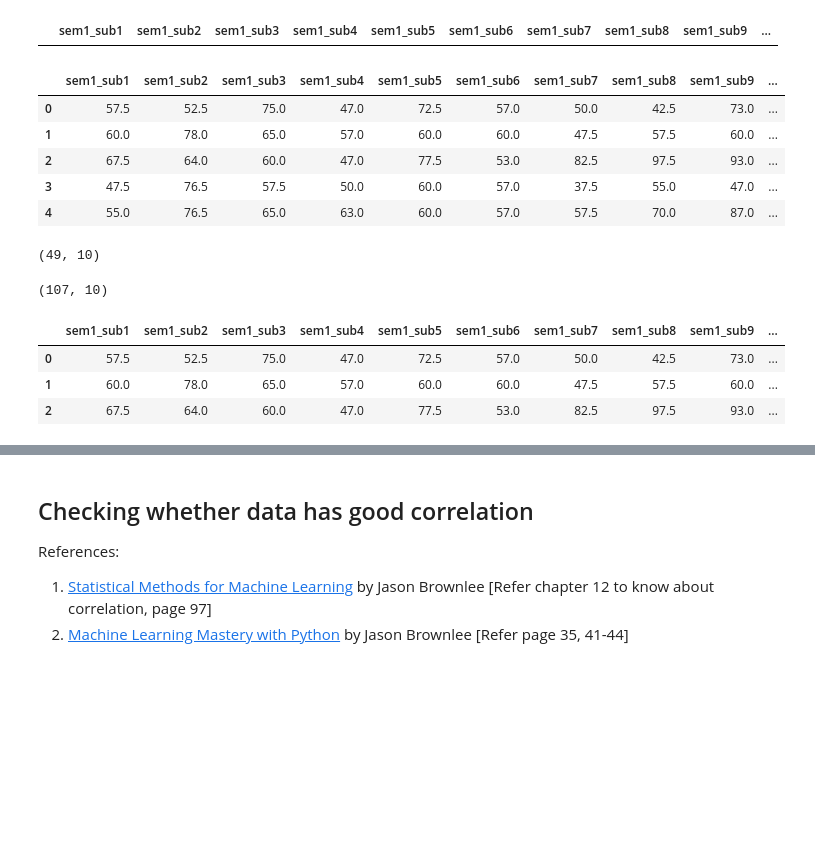
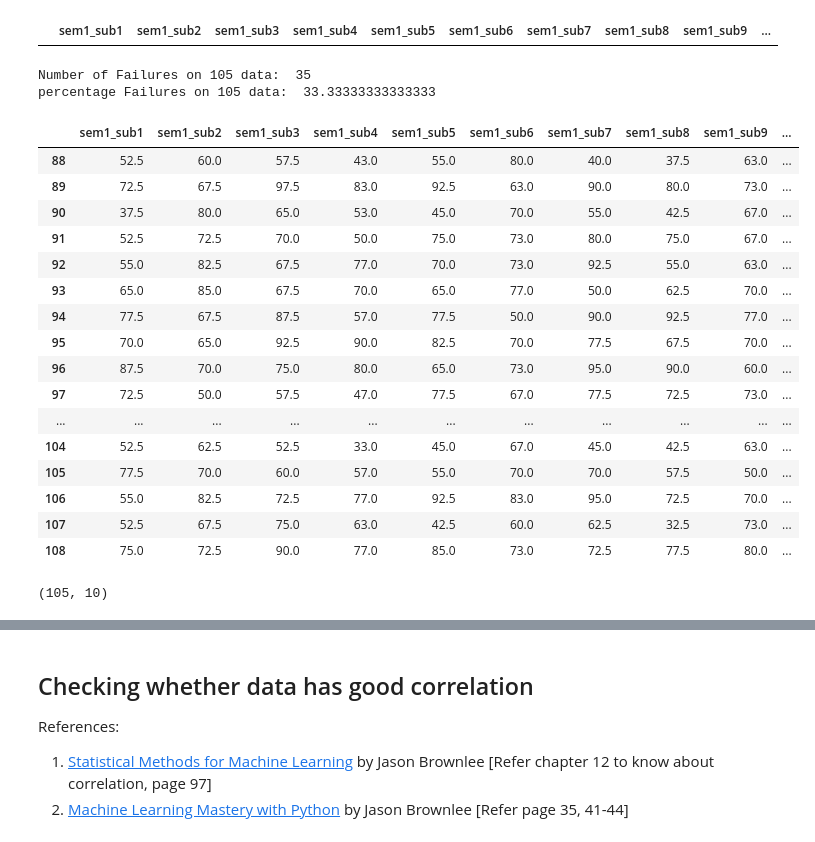
Before and after one commit to arunksoman/GPA_Prediction, a Jupyter notebook: GPA_Calculation.ipynb, the cells around one changed output, grey strips where cells are left out. Cells and saved outputs as stored; diff of their text form; code cells hidden in the pictures; blank space fills up the shorter version.

```diff
--- a/GPA_Calculation.ipynb
+++ b/GPA_Calculation.ipynb
@@ -275,46 +227,40 @@ semester1_df.head()
 # %%
 semester1_df['sem1_sub1'] = new_df['BE103_avg']
 semester1_df['sem1_sub2'] = new_df['BE110_avg']
 semester1_df['sem1_sub3'] = new_df['BE101-05_avg']
 semester1_df['sem1_sub4'] = new_df['CS110_avg']
 semester1_df['sem1_sub5'] = new_df['EE100_avg']
 semester1_df['sem1_sub6'] = new_df['EE110_avg']
 semester1_df['sem1_sub7'] = new_df['MA101_avg']
 semester1_df['sem1_sub8'] = new_df['PH100_avg']
 semester1_df['sem1_sub9'] = new_df['PH110_avg']
 semester1_df['sem1_SGPA'] = new_df['SGPA_S1']
-# semester1_df = semester1_df.reindex(columns=column_names)
-semester1_df.head(5)
-# Since here is only few SGPA with zeros ignoring that instead of filing random numbers less than 5
+print("Number of Failures on 105 data: ", semester1_df[semester1_df.sem1_SGPA == 0].shape[0])
+print("percentage Failures on 105 data: ", (semester1_df[semester1_df.sem1_SGPA == 0].shape[0] / semester1_df.shape[0])*100)
+semester1_df.tail(20)
 # %% [output]
+Number of Failures on 105 data:  35
+percentage Failures on 105 data:  33.33333333333333
 |  | sem1_sub1 | sem1_sub2 | sem1_sub3 | sem1_sub4 | sem1_sub5 | sem1_sub6 | sem1_sub7 | sem1_sub8 | sem1_sub9 | ... |
-| 0 | 57.5 | 52.5 | 75.0 | 47.0 | 72.5 | 57.0 | 50.0 | 42.5 | 73.0 | ... |
-| 1 | 60.0 | 78.0 | 65.0 | 57.0 | 60.0 | 60.0 | 47.5 | 57.5 | 60.0 | ... |
-| 2 | 67.5 | 64.0 | 60.0 | 47.0 | 77.5 | 53.0 | 82.5 | 97.5 | 93.0 | ... |
-| 3 | 47.5 | 76.5 | 57.5 | 50.0 | 60.0 | 57.0 | 37.5 | 55.0 | 47.0 | ... |
-| 4 | 55.0 | 76.5 | 65.0 | 63.0 | 60.0 | 57.0 | 57.5 | 70.0 | 87.0 | ... |
+| 88 | 52.5 | 60.0 | 57.5 | 43.0 | 55.0 | 80.0 | 40.0 | 37.5 | 63.0 | ... |
+| 89 | 72.5 | 67.5 | 97.5 | 83.0 | 92.5 | 63.0 | 90.0 | 80.0 | 73.0 | ... |
+| 90 | 37.5 | 80.0 | 65.0 | 53.0 | 45.0 | 70.0 | 55.0 | 42.5 | 67.0 | ... |
+| 91 | 52.5 | 72.5 | 70.0 | 50.0 | 75.0 | 73.0 | 80.0 | 75.0 | 67.0 | ... |
+| 92 | 55.0 | 82.5 | 67.5 | 77.0 | 70.0 | 73.0 | 92.5 | 55.0 | 63.0 | ... |
+| 93 | 65.0 | 85.0 | 67.5 | 70.0 | 65.0 | 77.0 | 50.0 | 62.5 | 70.0 | ... |
+| 94 | 77.5 | 67.5 | 87.5 | 57.0 | 77.5 | 50.0 | 90.0 | 92.5 | 77.0 | ... |
+| 95 | 70.0 | 65.0 | 92.5 | 90.0 | 82.5 | 70.0 | 77.5 | 67.5 | 70.0 | ... |
+| 96 | 87.5 | 70.0 | 75.0 | 80.0 | 65.0 | 73.0 | 95.0 | 90.0 | 60.0 | ... |
+| 97 | 72.5 | 50.0 | 57.5 | 47.0 | 77.5 | 67.0 | 77.5 | 72.5 | 73.0 | ... |
+| ... | ... | ... | ... | ... | ... | ... | ... | ... | ... | ... |
+| 104 | 52.5 | 62.5 | 52.5 | 33.0 | 45.0 | 67.0 | 45.0 | 42.5 | 63.0 | ... |
+| 105 | 77.5 | 70.0 | 60.0 | 57.0 | 55.0 | 70.0 | 70.0 | 57.5 | 50.0 | ... |
+| 106 | 55.0 | 82.5 | 72.5 | 77.0 | 92.5 | 83.0 | 95.0 | 72.5 | 70.0 | ... |
+| 107 | 52.5 | 67.5 | 75.0 | 63.0 | 42.5 | 60.0 | 62.5 | 32.5 | 73.0 | ... |
+| 108 | 75.0 | 72.5 | 90.0 | 77.0 | 85.0 | 73.0 | 72.5 | 77.5 | 80.0 | ... |
-# %%
-semester1_df2['sem1_sub1'] = new_df_s1s2['BE103_avg']
-semester1_df2['sem1_sub2'] = new_df_s1s2['BE110_avg']
-semester1_df2['sem1_sub3'] = new_df_s1s2['BE101-05_avg']
-semester1_df2['sem1_sub4'] = new_df_s1s2['CS110_avg']
-semester1_df2['sem1_sub5'] = new_df_s1s2['EE100_avg']
-semester1_df2['sem1_sub6'] = new_df_s1s2['EE110_avg']
-semester1_df2['sem1_sub7'] = new_df_s1s2['MA101_avg']
-semester1_df2['sem1_sub8'] = new_df_s1s2['PH100_avg']
-semester1_df2['sem1_sub9'] = new_df_s1s2['PH110_avg']
-semester1_df2['sem1_SGPA'] = new_df_s1s2['SGPA_S1']
-semester1_df2.head(10)
-print(semester1_df2.shape)
-# %% [output]
-(49, 10)
 # %%
-semester1_df = semester1_df.append(semester1_df2, ignore_index = True)
+# semester1_df = semester1_df.append(semester1_df2, ignore_index = True)
+semester1_df.head(3)
 print(semester1_df.shape)
-semester1_df.head(3)
 # %% [output]
-(107, 10)
+(105, 10)
-|  | sem1_sub1 | sem1_sub2 | sem1_sub3 | sem1_sub4 | sem1_sub5 | sem1_sub6 | sem1_sub7 | sem1_sub8 | sem1_sub9 | ... |
-| 0 | 57.5 | 52.5 | 75.0 | 47.0 | 72.5 | 57.0 | 50.0 | 42.5 | 73.0 | ... |
-| 1 | 60.0 | 78.0 | 65.0 | 57.0 | 60.0 | 60.0 | 47.5 | 57.5 | 60.0 | ... |
-| 2 | 67.5 | 64.0 | 60.0 | 47.0 | 77.5 | 53.0 | 82.5 | 97.5 | 93.0 | ... |
```
Also changed, not shown: parts of 32 cells of this notebook, 8 other files.
